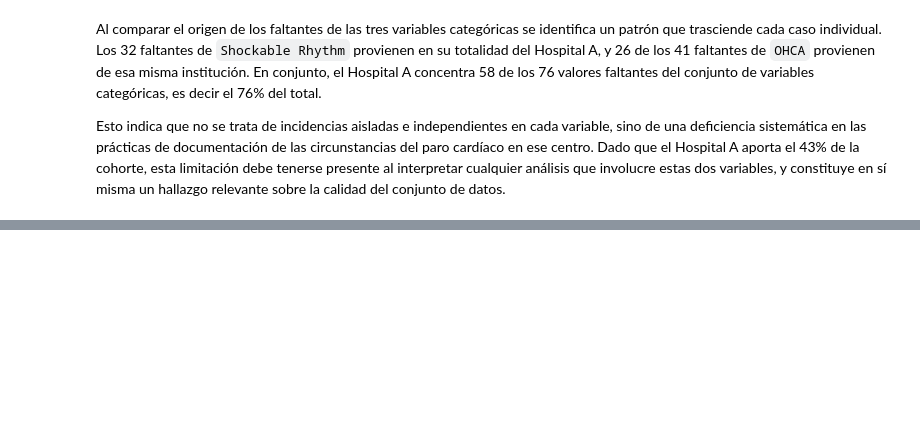
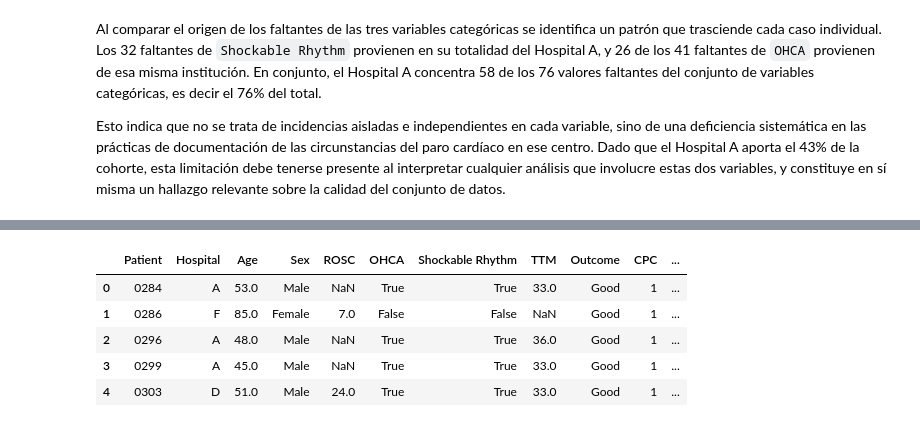
Before and after one commit to AlejandraJaramillo19/mlda-project_, a Jupyter notebook: notebooks/03_data_preparation/03_data_preparation.ipynb, the cells around one changed output, grey strips where cells are left out. Drawn from its saved outputs; the diff is of its cells as text; code cells hidden in the pictures; blank space fills up the shorter version.

```diff
--- a/notebooks/03_data_preparation/03_data_preparation.ipynb
+++ b/notebooks/03_data_preparation/03_data_preparation.ipynb
@@ -1510,0 +1435,10 @@ En la selección de datos, reflexione sobre las variables que son realmente rele
+# %%
+from pathlib import Path
+
+pd.set_option("display.max_columns", None)
+plt.rcParams["axes.spines.top"] = False
+plt.rcParams["axes.spines.right"] = False
+
+COLOR_OK = "#4C72B0"
+COLOR_BAD = "#DD8452"
+COLOR_NEUTRAL = "#8C8C8C"
@@ -1510,0 +1468,5 @@ En la selección de datos, reflexione sobre las variables que son realmente rele
+# %%
+clinical_raw = clinical_df.copy()
+
+print("Dimensiones:", clinical_raw.shape)
+clinical_raw.dtypes.value_counts()
@@ -1510,0 +1480,9 @@ En la selección de datos, reflexione sobre las variables que son realmente rele
+# %%
+clinical_raw.head()
+# %% [output]
+|  | Patient | Hospital | Age | Sex | ROSC | OHCA | Shockable Rhythm | TTM | Outcome | CPC | ... |
+| 0 | 0284 | A | 53.0 | Male | NaN | True | True | 33.0 | Good | 1 | ... |
+| 1 | 0286 | F | 85.0 | Female | 7.0 | False | False | NaN | Good | 1 | ... |
+| 2 | 0296 | A | 48.0 | Male | NaN | True | True | 36.0 | Good | 1 | ... |
+| 3 | 0299 | A | 45.0 | Male | NaN | True | True | 33.0 | Good | 1 | ... |
+| 4 | 0303 | D | 51.0 | Male | 24.0 | True | True | 33.0 | Good | 1 | ... |
```
Also changed, not shown: parts of 72 cells of this notebook.
